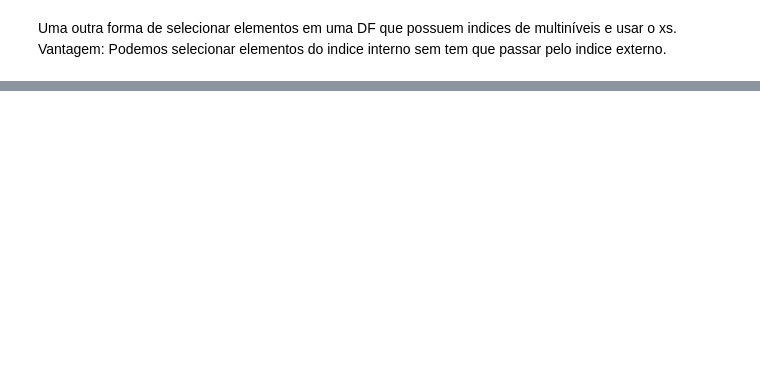
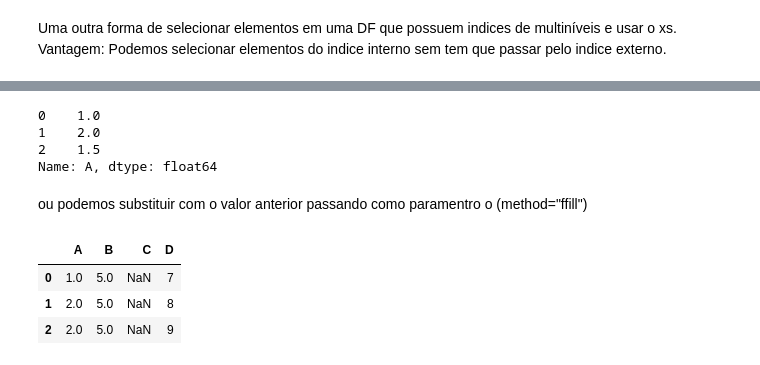
Before and after one commit to developerdiniz/Python-for-Data-Science, a Jupyter notebook: Pandas/Pandas.ipynb, the cells around one changed output, grey strips where cells are left out. Drawn from its saved outputs; the diff is of its cells as text; code cells hidden in the pictures; blank space fills up the shorter version.

```diff
--- a/Pandas/Pandas.ipynb
+++ b/Pandas/Pandas.ipynb
@@ -302,0 +338,16 @@ dfs.xs(1,level="Numero")
+# %%
+dd["A"].fillna(dd["A"].mean())
+# %% [output]
+0    1.0
+1    2.0
+2    1.5
+Name: A, dtype: float64
+# %% [markdown]
+ou podemos substituir com o valor anterior passando como paramentro o (method="ffill")
+# %%
+dd.fillna(method="ffill")
+# %% [output]
+|  | A | B | C | D |
+| 0 | 1.0 | 5.0 | NaN | 7 |
+| 1 | 2.0 | 5.0 | NaN | 8 |
+| 2 | 2.0 | 5.0 | NaN | 9 |
```
Also changed, not shown: parts of 25 cells of this notebook.
